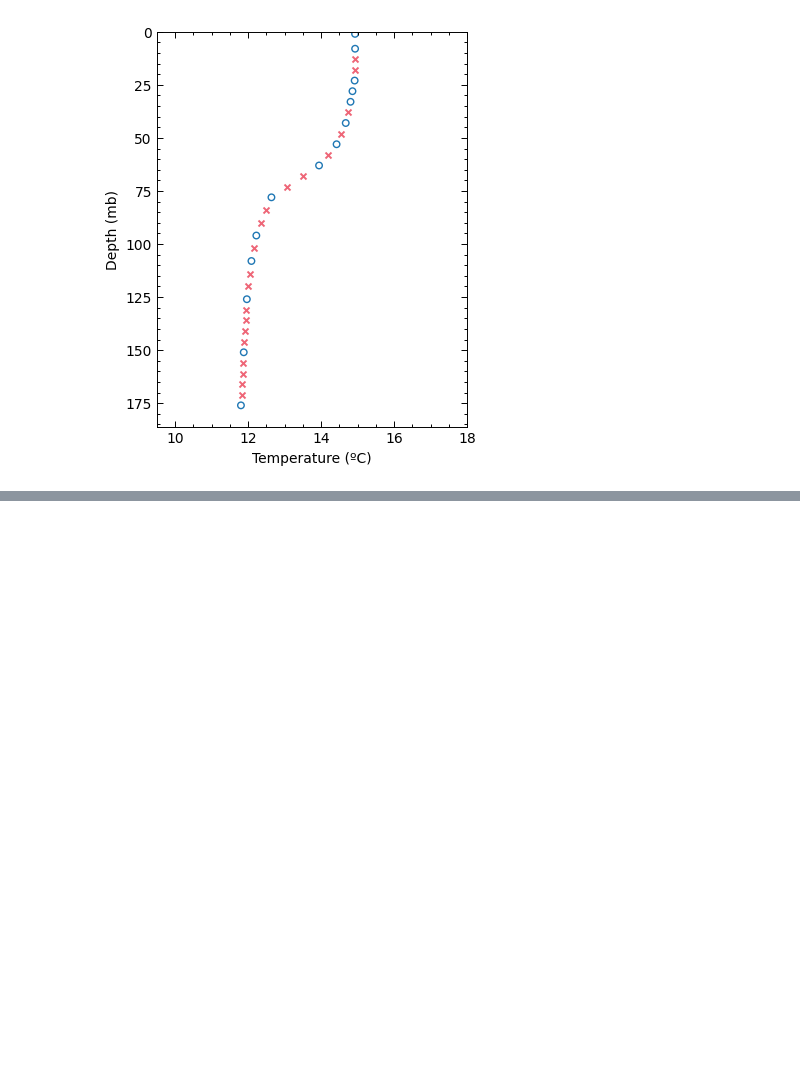
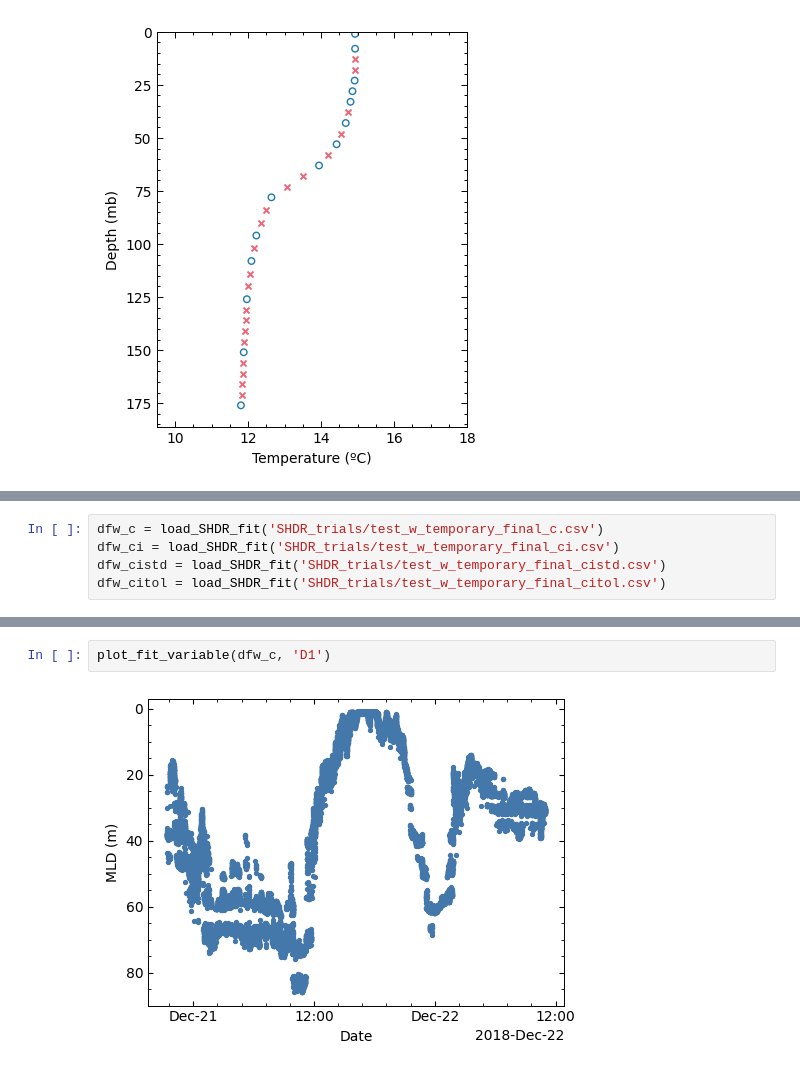
Before and after one commit to manufrn/TFG, a Jupyter notebook: notebooks/Compare_different_SHDRs.ipynb, the cells around one changed output, grey strips where cells are left out. Drawn from its saved outputs; the diff is of its cells as text; blank space fills up the shorter version.

```diff
--- a/notebooks/Compare_different_SHDRs.ipynb
+++ b/notebooks/Compare_different_SHDRs.ipynb
@@ -288,0 +338,5 @@ plot_interpolation(z, y, z_int_good, y_int_good)
+# %%
+dfw_c = load_SHDR_fit('SHDR_trials/test_w_temporary_final_c.csv')
+dfw_ci = load_SHDR_fit('SHDR_trials/test_w_temporary_final_ci.csv')
+dfw_cistd = load_SHDR_fit('SHDR_trials/test_w_temporary_final_cistd.csv')
+dfw_citol = load_SHDR_fit('SHDR_trials/test_w_temporary_final_citol.csv')
@@ -288,0 +353,4 @@ plot_interpolation(z, y, z_int_good, y_int_good)
+# %%
+plot_fit_variable(dfw_c, 'D1')
+# %% [output]
+[figure, added]
```
Also changed, not shown: parts of 20 cells of this notebook, 16 other files.
